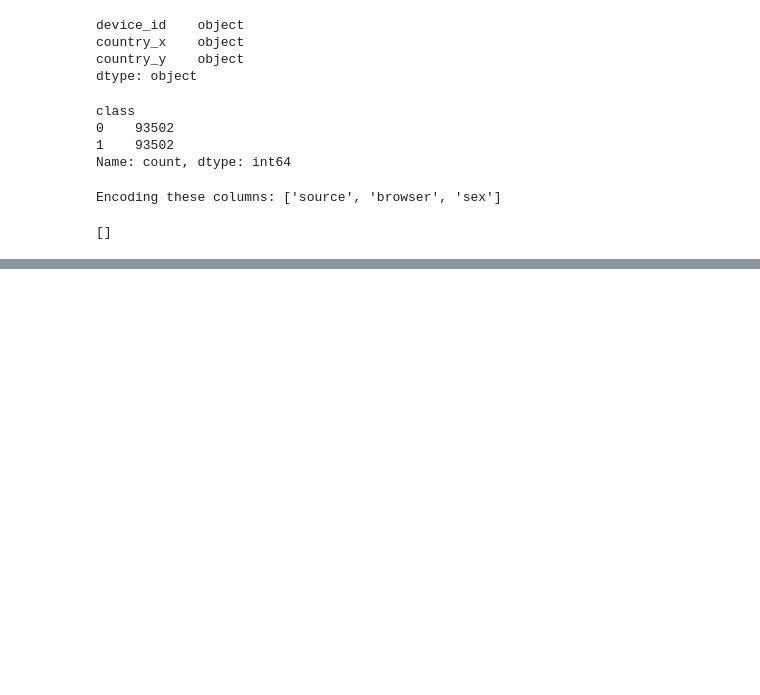
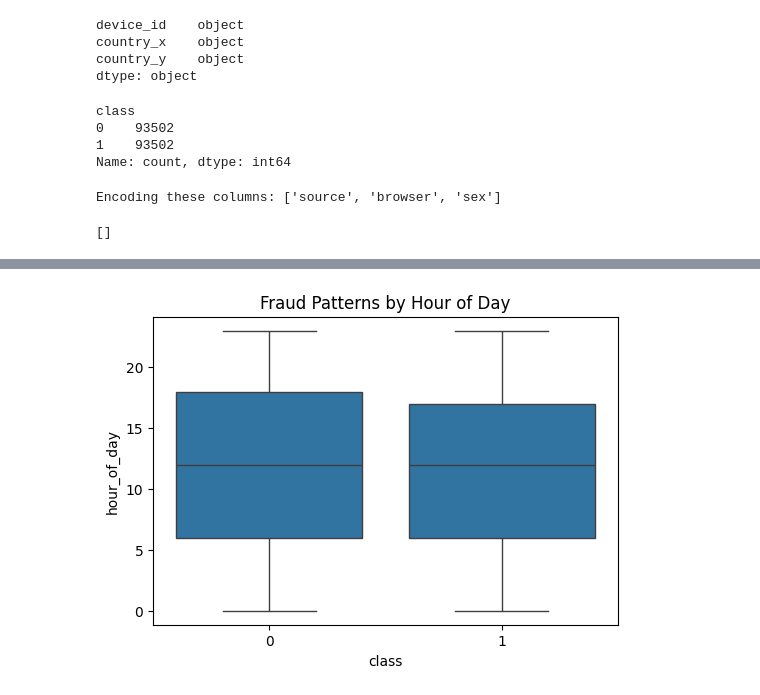
Before and after one commit to yordanosmoges2/Improved-Detection-of-Fraud-Cases-for-E-Commerce-and-Bank-Transactions, a Jupyter notebook: notebooks/task1.ipynb, the cells around one changed output, grey strips where cells are left out. Saved outputs shown, nothing was run; the diff lists cells and outputs as text; code cells hidden in the pictures; blank space fills up the shorter version.

```diff
--- a/notebooks/task1.ipynb
+++ b/notebooks/task1.ipynb
@@ -456,0 +520,6 @@ Encoding these columns: ['source', 'browser', 'sex']
+# %%
+fraud["hour_of_day"] = fraud["purchase_time"].dt.hour
+fraud["day_of_week"] = fraud["purchase_time"].dt.dayofweek
+fraud["time_since_signup"] = (
+    fraud["purchase_time"] - fraud["signup_time"]
+).dt.total_seconds()
@@ -456,0 +535,10 @@ Encoding these columns: ['source', 'browser', 'sex']
+# %%
+import seaborn as sns
+import matplotlib.pyplot as plt
+
+plt.figure(figsize=(6,4))
+sns.boxplot(x="class", y="hour_of_day", data=fraud)
+plt.title("Fraud Patterns by Hour of Day")
+plt.show()
+# %% [output]
+[figure, added]
```
Also changed, not shown: parts of 15 cells of this notebook.
